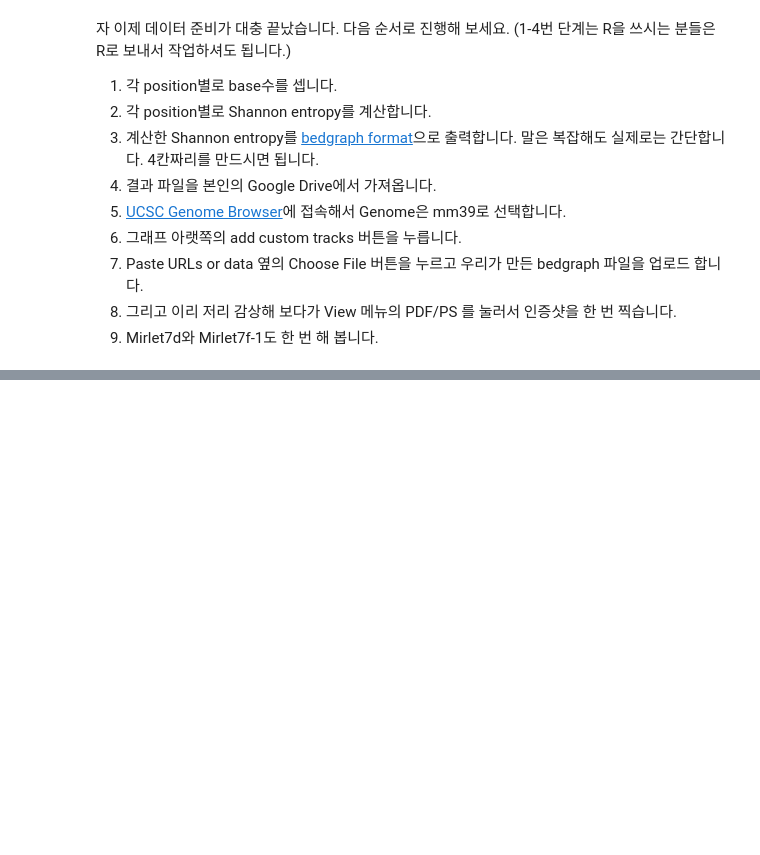
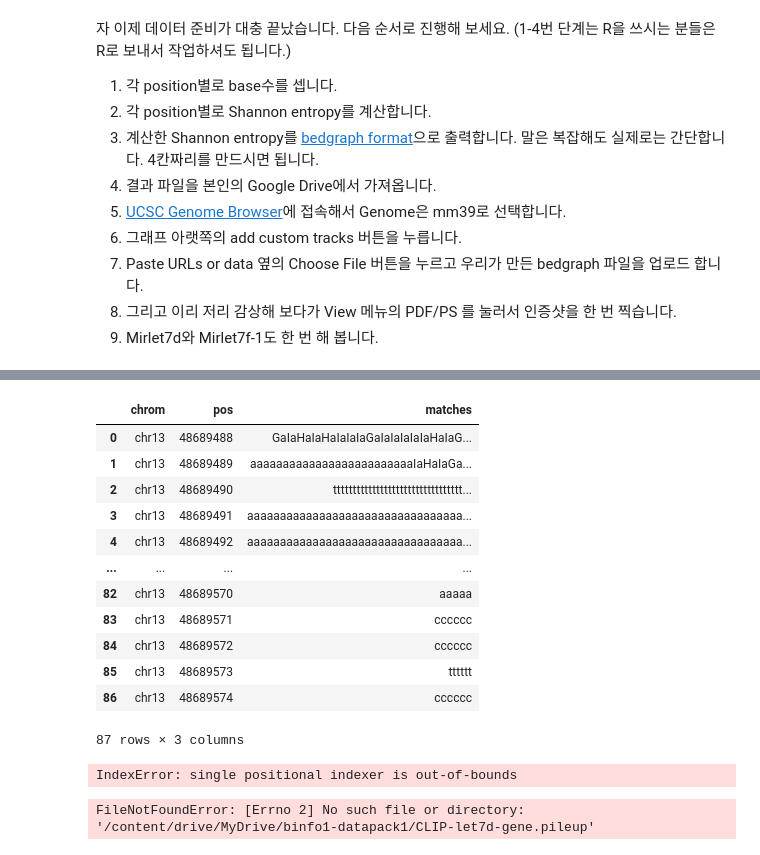
Before and after one commit to BAEHOEUN/project-2025-2, a Jupyter notebook: CoLab_TermProj_2025_3.ipynb, the cells around one changed output, grey strips where cells are left out. Drawn from its saved outputs; the diff is of its cells as text; code cells hidden in the pictures; blank space fills up the shorter version.

```diff
--- a/CoLab_TermProj_2025_3.ipynb
+++ b/CoLab_TermProj_2025_3.ipynb
@@ -267,0 +371,5 @@ pileup[pileup['pos'] == 106056094].iloc[0]['matches']
+# %%
+import pandas as pd
+
+pileup = pd.read_csv('CLIP-let7d-gene.pileup', sep='\t', names=['chrom', 'pos', '_ref', 'count', 'basereads', 'quals'])
+pileup.tail()
@@ -267,0 +383,68 @@ pileup[pileup['pos'] == 106056094].iloc[0]['matches']
+# %%
+import re
+toremove = re.compile('[<>$*#^]')
+pileup['matches'] = pileup['basereads'].apply(lambda x: toremove.sub('', x))
+# %%
+pileup[['chrom', 'pos', 'matches']]
+# %% [output]
+|  | chrom | pos | matches |
+| 0 | chr13 | 48689488 | GaIaHaIaHaIaIaIaGaIaIaIaIaIaHaIaG... |
+| 1 | chr13 | 48689489 | aaaaaaaaaaaaaaaaaaaaaaaaaIaHaIaGa... |
+| 2 | chr13 | 48689490 | ttttttttttttttttttttttttttttttttt... |
+| 3 | chr13 | 48689491 | aaaaaaaaaaaaaaaaaaaaaaaaaaaaaaaaa... |
+| 4 | chr13 | 48689492 | aaaaaaaaaaaaaaaaaaaaaaaaaaaaaaaaa... |
+| ... | ... | ... | ... |
+| 82 | chr13 | 48689570 | aaaaa |
+| 83 | chr13 | 48689571 | cccccc |
+| 84 | chr13 | 48689572 | cccccc |
+| 85 | chr13 | 48689573 | tttttt |
+| 86 | chr13 | 48689574 | cccccc |
+87 rows × 3 columns
+# %%
+pileup[pileup['pos'] == 106056094].iloc[0]['matches']
+# %% [output]
+IndexError: single positional indexer is out-of-bounds
+# %%
+import pandas as pd
+import numpy as np
+from collections import Counter
+import re
+
+# 1. 파일 불러오기
+pileup = pd.read_csv('/content/drive/MyDrive/binfo1-datapack1/CLIP-let7d-gene.pileup',
+                     sep='\t',
+                     names=['chrom', 'pos', '_ref', 'count', 'basereads', 'quals'])
+
+
+# 2. 특수문자 제거
+toremove = re.compile('[<>$*#^]')
+pileup['matches'] = pileup['basereads'].apply(lambda x: toremove.sub('', x))
+
+# 3. 각 position별 base 수 세기
+def count_bases(seq):
+    return Counter(seq.upper())
+
+pileup['base_count'] = pileup['matches'].apply(count_bases)
+
+# 4. Shannon entropy 계산
+def shannon_entropy(base_counter):
+    total = sum(base_counter.values())
+    if total == 0:
+        return 0
+    return -sum((count / total) * np.log2(count / total)
+                for count in base_counter.values() if count > 0)
+
+pileup['entropy'] = pileup['base_count'].apply(shannon_entropy)
+
+# 5. bedgraph 포맷으로 저장 (0-based start)
+bedgraph_df = pileup[['chrom', 'pos', 'pos', 'entropy']].copy()
+bedgraph_df.columns = ['chrom', 'start', 'end', 'score']
+bedgraph_df['start'] = bedgraph_df['start'] - 1  # 0-based
+
+# 6. 저장
+bedgraph_df.to_csv('/content/drive/MyDrive/let7d_entropy.bedgraph',
+                   sep='\t', header=False, index=False)
+
+print("✅ bedgraph 파일 생성 완료 → Google Drive에 저장됨 (let7d_entropy.bedgraph)")
+# %% [output]
+FileNotFoundError: [Errno 2] No such file or directory: '/content/drive/MyDrive/binfo1-datapack1/CLIP-let7d-gene.pileup'
```
Also changed, not shown: parts of 24 cells of this notebook.
